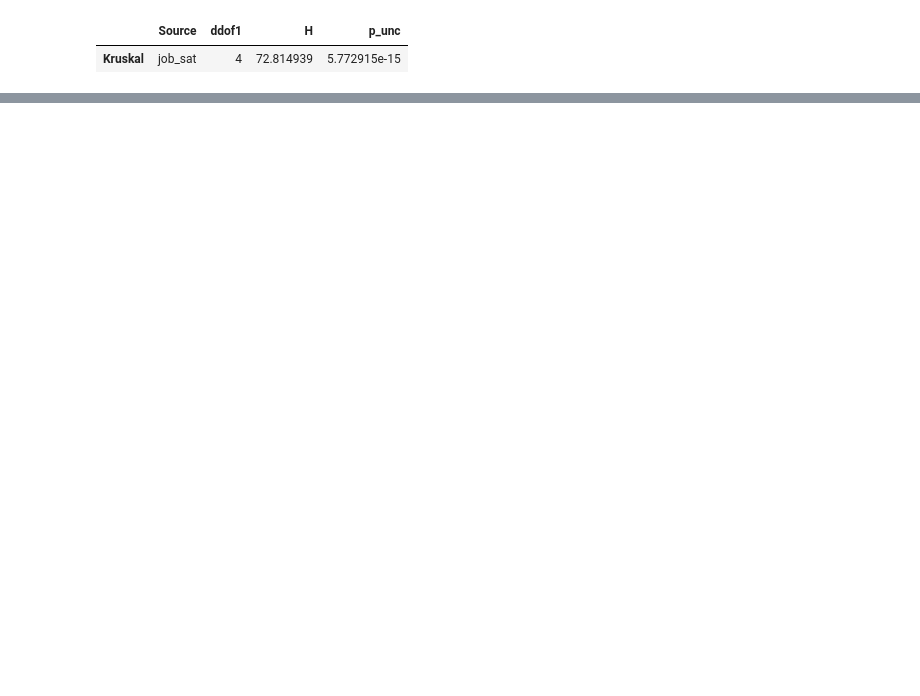
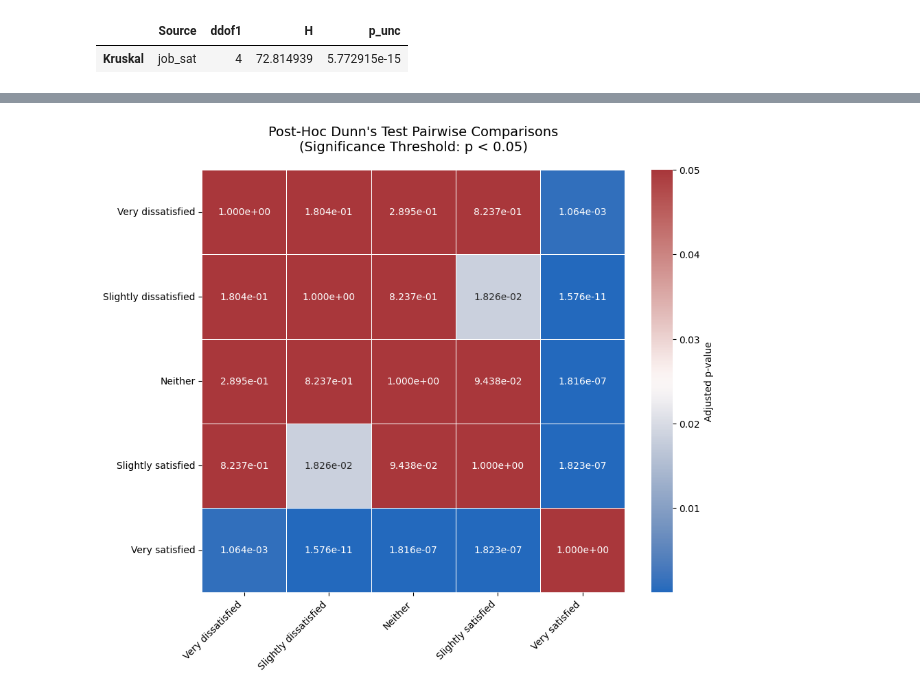
Before and after one commit to abhijeet-bhambere/python-ml-trail, a Jupyter notebook: hypothesis_testing.ipynb, the cells around one changed output, grey strips where cells are left out. Cells and saved outputs as stored; diff of their text form; code cells hidden in the pictures; blank space fills up the shorter version.

```diff
--- a/hypothesis_testing.ipynb
+++ b/hypothesis_testing.ipynb
@@ -1406,0 +1452,27 @@ pg.kruskal(data= stackoverflowdf, dv='converted_comp', between='job_sat')
+# %%
+# The code is missing plt.show() at the end to display the plot
+# In Jupyter notebooks, plots are displayed automatically, but in regular Python scripts, you need to explicitly call plt.show()
+# Also, ensure that matplotlib is in interactive mode or that you're running this in an environment that supports plot display
+dunn_df = sp.posthoc_dunn(a=stackoverflowdf , val_col='converted_comp' , group_col='job_sat', p_adjust='fdr_bh')
+
+plt.figure(figsize=(10, 8))
+sns.heatmap(dunn_df,
+    annot=True,  # Displays the actual p-values inside the cells
+    fmt=".3e",  # Formats numbers to scientific notation for readability
+    cmap="vlag",  # A clean, balanced color palette
+    vmax=0.05,  # Sets the color limit at your significance threshold
+    square=True,  # Forces cells to be perfectly square
+    linewidths=0.5,  # Adds crisp lines between cells
+    cbar_kws={"label": "Adjusted p-value"},)
+
+plt.title(
+    "Post-Hoc Dunn's Test Pairwise Comparisons\n(Significance Threshold: p < 0.05)",
+    fontsize=14,
+    pad=20,
+)
+plt.xticks(rotation=45, ha="right")
+plt.yticks(rotation=0)
+# plt.tight_layout()
+plt.show()  # Add this line to display the plot
+# %% [output]
+[figure, added]
```
Also changed, not shown: parts of 19 cells of this notebook.
